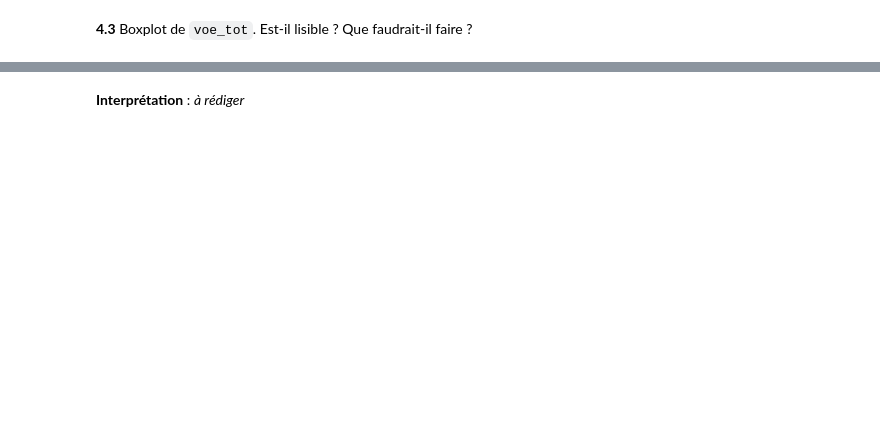
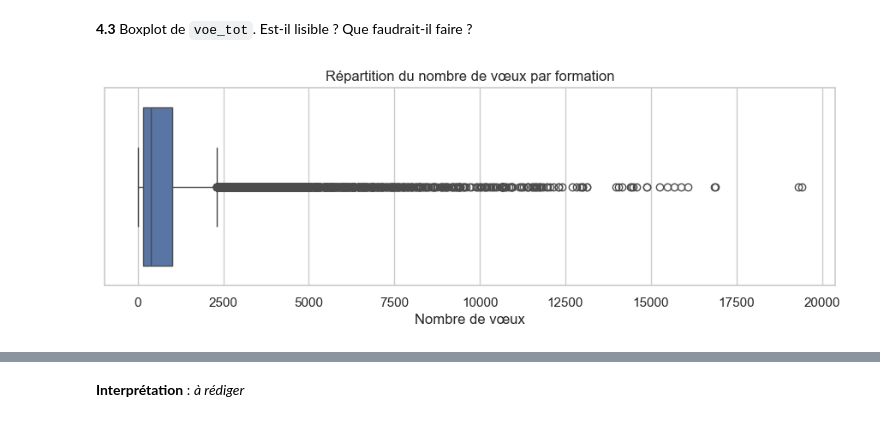
Before and after one commit to Atabbi/Analyse-Univari-, a Jupyter notebook: TP_Parcoursup.ipynb, the cells around one changed output, grey strips where cells are left out. Saved outputs shown, nothing was run; the diff lists cells and outputs as text; code cells hidden in the pictures; blank space fills up the shorter version.

```diff
--- a/TP_Parcoursup.ipynb
+++ b/TP_Parcoursup.ipynb
@@ -266,2 +351,10 @@ La variance vaut 453 294 si on divise par n, et 503 660 si on divise par n − 1
 # %% [markdown]
 **4.3** Boxplot de `voe_tot`. Est-il lisible ? Que faudrait-il faire ?
+# %%
+plt.figure(figsize=(11, 3))
+sns.boxplot(data=df, x='voe_tot')
+plt.xlabel("Nombre de vœux")
+plt.title("Répartition du nombre de vœux par formation")
+plt.show()
+# %% [output]
+[figure, added]
```
Also changed, not shown: parts of 11 cells of this notebook.
